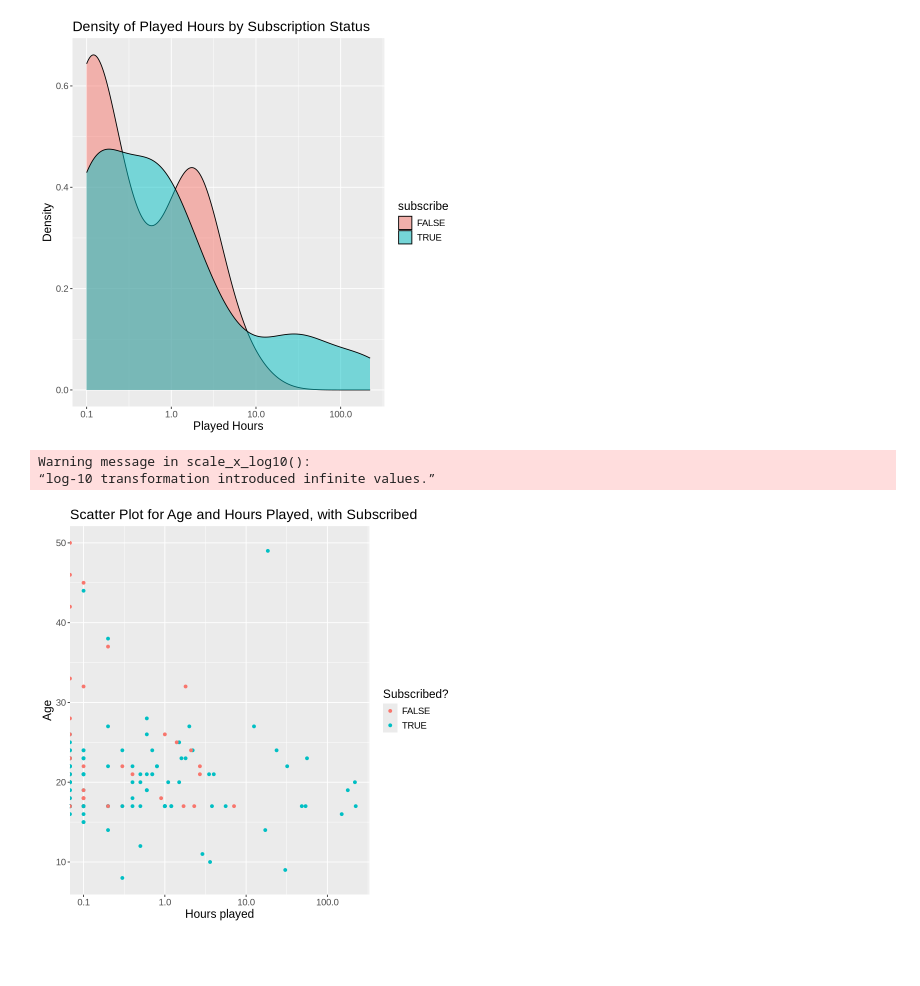
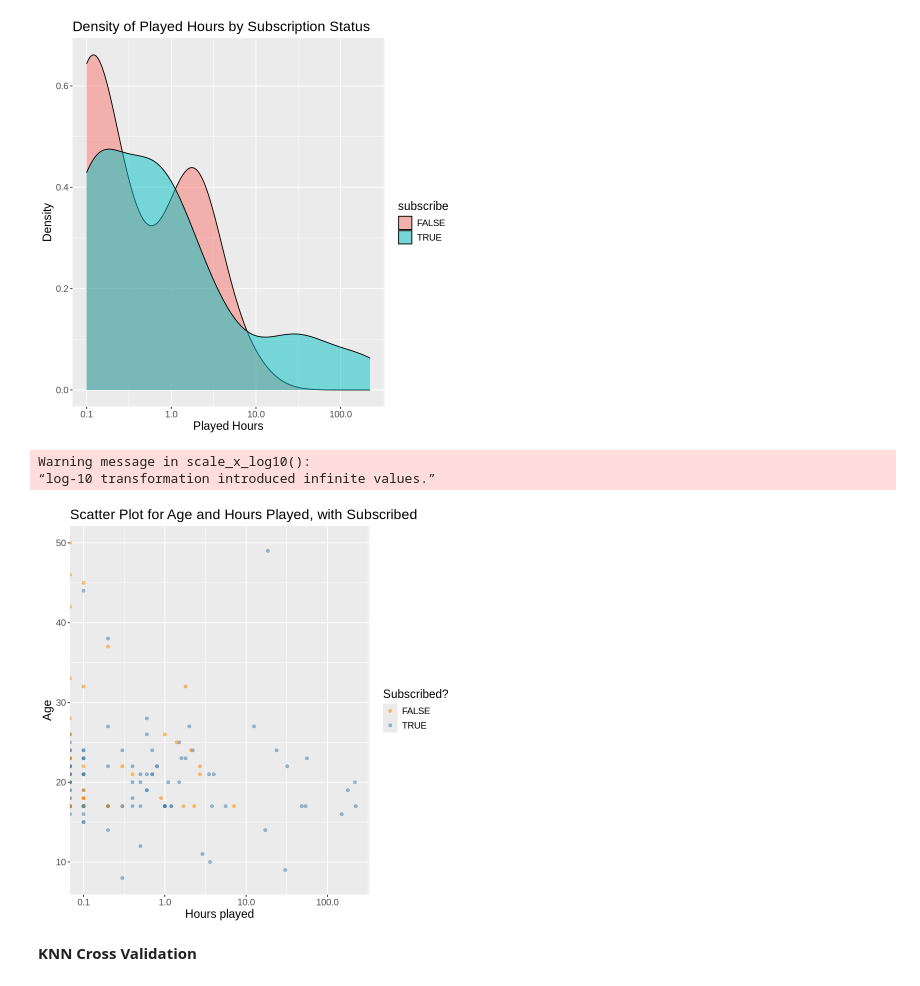
Before and after one commit to g-amadorz/dsci-project, a Jupyter notebook: Players_clean.ipynb, the cells around one changed output. Saved outputs shown, nothing was run; the diff lists cells and outputs as text; code cells hidden in the pictures; blank space fills up the shorter version.

Commit message:
Added The Visualizations along with visualizations

```diff
--- a/Players_clean.ipynb
+++ b/Players_clean.ipynb
@@ -32,9 +50,9 @@ A spec_tbl_df: 196 × 7
 | Pro | TRUE | d9473710057f7d42f36570f0be83817a4... | 0.2 | Ahmed | Other | NA |
 # %%
 players_clean <- players |>
-    mutate(age = Age) |>
+    mutate(age = Age, subscribe = as.factor(subscribe)) |>
     select(age, played_hours, subscribe) |>
     drop_na()
 
-players_clean
+glimpse(players_clean)
 # %% [output]
@@ -87,16 +100,19 @@ Warning message:
 # %%
 age_hours_scatter_plot <- players_clean |>
     ggplot(aes(x = played_hours, y = age, color = subscribe)) +
-    geom_point() +
+    geom_point(alpha=0.5) +
     scale_x_log10()+
     labs(x = "Hours played",
          y = "Age",
          color = "Subscribed?") +
+            scale_color_manual(values = c("darkorange", "steelblue")) +
             ggtitle("Scatter Plot for Age and Hours Played, with Subscribed") +
             theme(text = element_text(size = 14))
 
 age_hours_scatter_plot
 # %% [output]
 Warning message in scale_x_log10():
 “log-10 transformation introduced infinite values.”
-[figure, old version]
+[figure, new version]
+# %% [markdown]
+**KNN Cross Validation**
```
Also changed, not shown: parts of 8 cells of this notebook.
